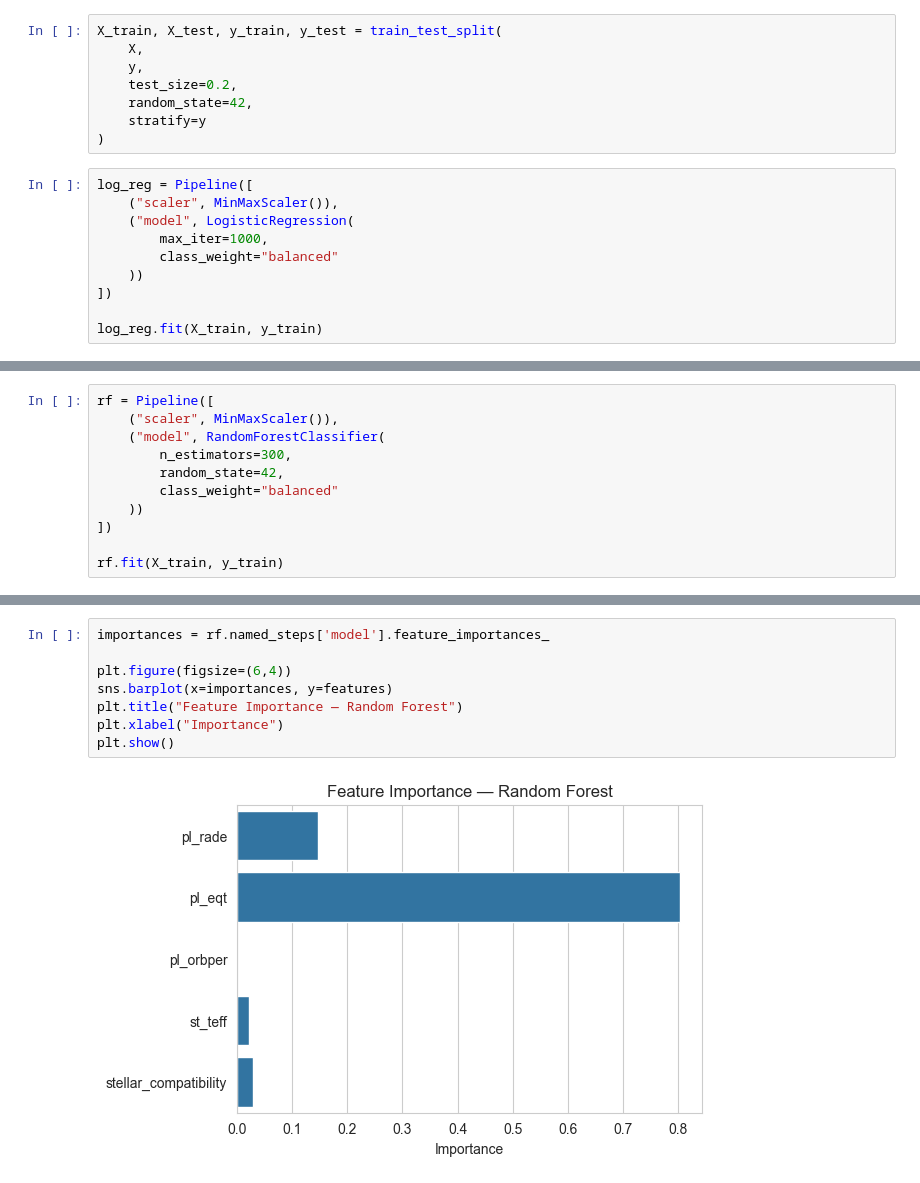
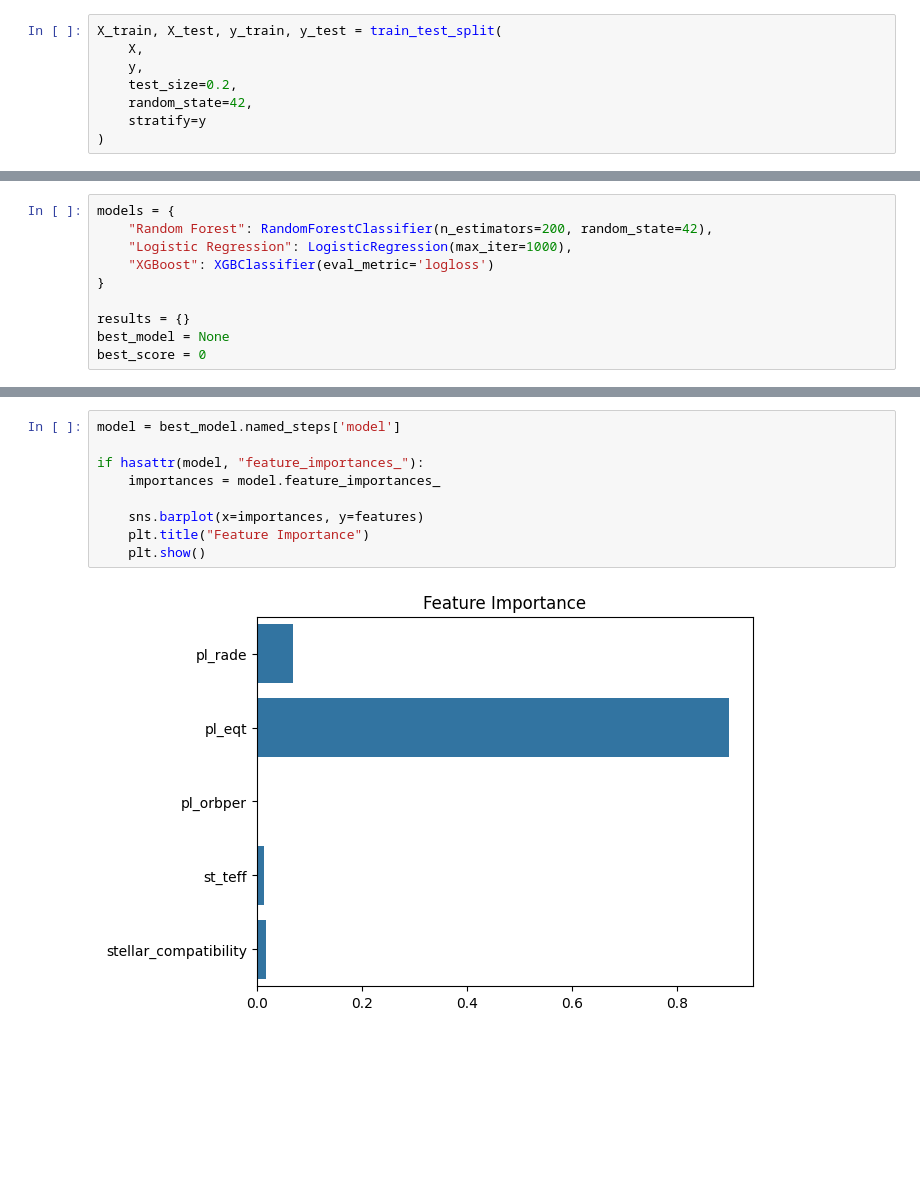
Before and after one commit to ANANYA200421/ExoHabit-AI, a Jupyter notebook: notebooks/milestone-4-models.ipynb, the cells around one changed output, grey strips where cells are left out. Cells and saved outputs as stored; diff of their text form; blank space fills up the shorter version.

```diff
--- a/notebooks/milestone-4-models.ipynb
+++ b/notebooks/milestone-4-models.ipynb
@@ -76,13 +66,3 @@ X_train, X_test, y_train, y_test = train_test_split(
     random_state=42,
     stratify=y
 )
-# %%
-log_reg = Pipeline([
-    ("scaler", MinMaxScaler()),
-    ("model", LogisticRegression(
-        max_iter=1000,
-        class_weight="balanced"
-    ))
-])
-
-log_reg.fit(X_train, y_train)
@@ -93,11 +68,0 @@ Pipeline(steps=[('scaler', MinMaxScaler()),
-# %%
-rf = Pipeline([
-    ("scaler", MinMaxScaler()),
-    ("model", RandomForestClassifier(
-        n_estimators=300,
-        random_state=42,
-        class_weight="balanced"
-    ))
-])
-
-rf.fit(X_train, y_train)
@@ -189,0 +69,10 @@ plot_pr_curve(y_test, rf_prob, "Precision-Recall — Random Forest")
+# %%
+models = {
+    "Random Forest": RandomForestClassifier(n_estimators=200, random_state=42),
+    "Logistic Regression": LogisticRegression(max_iter=1000),
+    "XGBoost": XGBClassifier(eval_metric='logloss')
+}
+
+results = {}
+best_model = None
+best_score = 0
@@ -190,10 +172,11 @@ plot_pr_curve(y_test, rf_prob, "Precision-Recall — Random Forest")
 # %%
-importances = rf.named_steps['model'].feature_importances_
+model = best_model.named_steps['model']
 
-plt.figure(figsize=(6,4))
-sns.barplot(x=importances, y=features)
-plt.title("Feature Importance — Random Forest")
-plt.xlabel("Importance")
-plt.show()
+if hasattr(model, "feature_importances_"):
+    importances = model.feature_importances_
+
+    sns.barplot(x=importances, y=features)
+    plt.title("Feature Importance")
+    plt.show()
 # %% [output]
-[figure, old version]
+[figure, new version]
```
Also changed, not shown: parts of 25 cells of this notebook, 11 other files.
